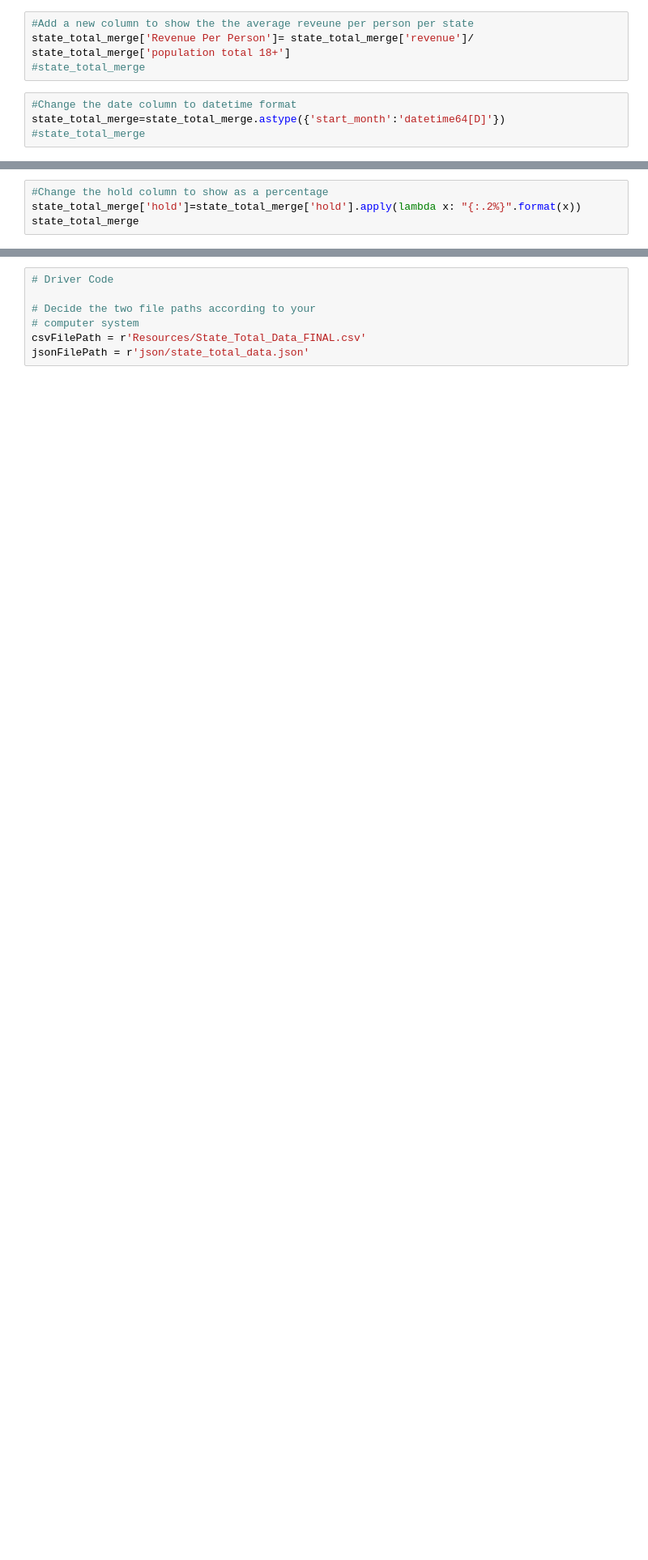
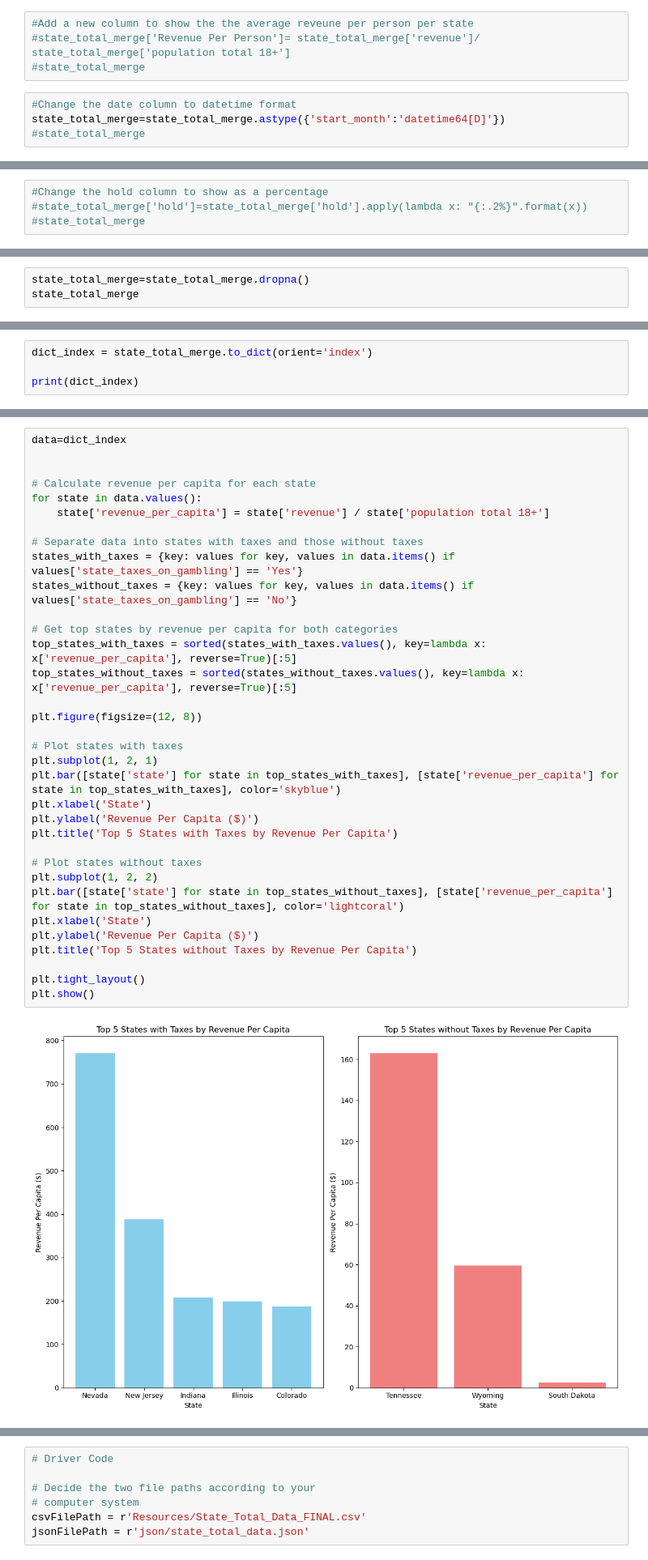
Before and after one commit to caleb-g23/Project-3-Sports-Betting-Analysis, a Jupyter notebook: State_Total_Data_Clean.ipynb, the cells around one changed output, grey strips where cells are left out. Shown at 81% size. Cells and saved outputs as stored; diff of their text form; blank space fills up the shorter version.

```diff
--- a/State_Total_Data_Clean.ipynb
+++ b/State_Total_Data_Clean.ipynb
@@ -50,6 +51,6 @@ state_total_merge['population total 18+']=state_total_merge['population total 18
 # %%
 #Add a new column to show the the average reveune per person per state
-state_total_merge['Revenue Per Person']= state_total_merge['revenue']/ state_total_merge['population total 18+']
+#state_total_merge['Revenue Per Person']= state_total_merge['revenue']/ state_total_merge['population total 18+']
 #state_total_merge
 # %%
 #Change the date column to datetime format
@@ -66,8 +67,8 @@ state_total_merge['Revenue Per Person']=state_total_merge['Revenue Per Person'].
 #state_total_merge
 # %%
 #Change the hold column to show as a percentage
-state_total_merge['hold']=state_total_merge['hold'].apply(lambda x: "{:.2%}".format(x))
-state_total_merge
+#state_total_merge['hold']=state_total_merge['hold'].apply(lambda x: "{:.2%}".format(x))
+#state_total_merge
 # %% [output]
 |  | state | state_abbr | handle | revenue | hold | taxes | start_month | state_taxes_on_gambling | ... |
 | 0 | Alaska | AK | $nan | $nan | nan% | $nan | NaT | Yes | ... |
@@ -86,3 +87,6 @@ state_total_merge
 | 48 | Wisconsin | WI | $nan | $nan | nan% | $nan | NaT | Yes | ... |
 | 49 | West Virginia | WV | $2,029,410,102.00 | $169,520,828.00 | 8.35% | $16,953,995.00 | 2018-08-01 | Yes | ... |
 | 50 | Wyoming | WY | $260,463,925.00 | $26,680,402.00 | 10.24% | $1,436,140.00 | 2021-09-01 | No | ... |
+# %%
+state_total_merge=state_total_merge.dropna()
+state_total_merge
@@ -88,0 +111,4 @@ state_total_merge
+# %%
+dict_index = state_total_merge.to_dict(orient='index')
+
+print(dict_index)
@@ -89 +117,37 @@ state_total_merge
+# %%
+data=dict_index
+
+
+# Calculate revenue per capita for each state
+for state in data.values():
+    state['revenue_per_capita'] = state['revenue'] / state['population total 18+']
+
+# Separate data into states with taxes and those without taxes
+states_with_taxes = {key: values for key, values in data.items() if values['state_taxes_on_gambling'] == 'Yes'}
+states_without_taxes = {key: values for key, values in data.items() if values['state_taxes_on_gambling'] == 'No'}
+
+# Get top states by revenue per capita for both categories
+top_states_with_taxes = sorted(states_with_taxes.values(), key=lambda x: x['revenue_per_capita'], reverse=True)[:5]
+top_states_without_taxes = sorted(states_without_taxes.values(), key=lambda x: x['revenue_per_capita'], reverse=True)[:5]
+
+plt.figure(figsize=(12, 8))
+
+# Plot states with taxes
+plt.subplot(1, 2, 1)
+plt.bar([state['state'] for state in top_states_with_taxes], [state['revenue_per_capita'] for state in top_states_with_taxes], color='skyblue')
+plt.xlabel('State')
+plt.ylabel('Revenue Per Capita ($)')
+plt.title('Top 5 States with Taxes by Revenue Per Capita')
+
+# Plot states without taxes
+plt.subplot(1, 2, 2)
+plt.bar([state['state'] for state in top_states_without_taxes], [state['revenue_per_capita'] for state in top_states_without_taxes], color='lightcoral')
+plt.xlabel('State')
+plt.ylabel('Revenue Per Capita ($)')
+plt.title('Top 5 States without Taxes by Revenue Per Capita')
+
+plt.tight_layout()
+plt.show()
+# %% [output]
+[figure, added]
 # %%
```
Also changed, not shown: parts of 6 cells of this notebook, 3 other files.
